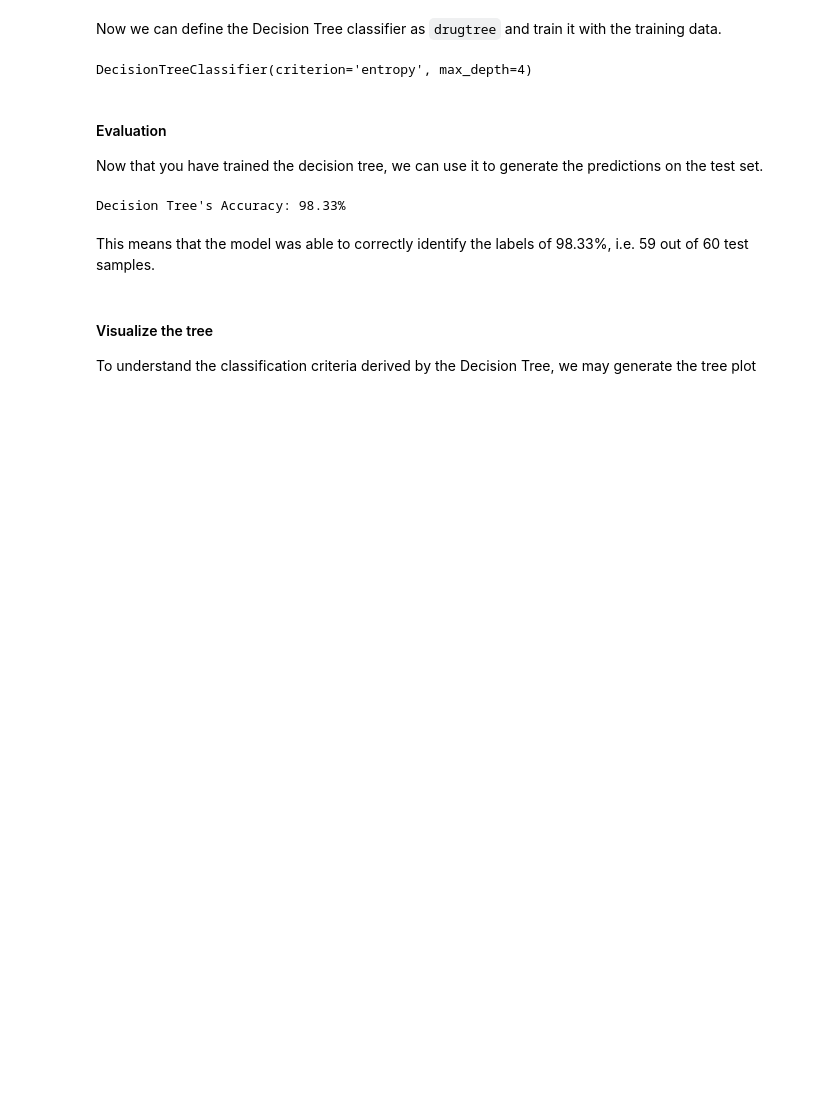
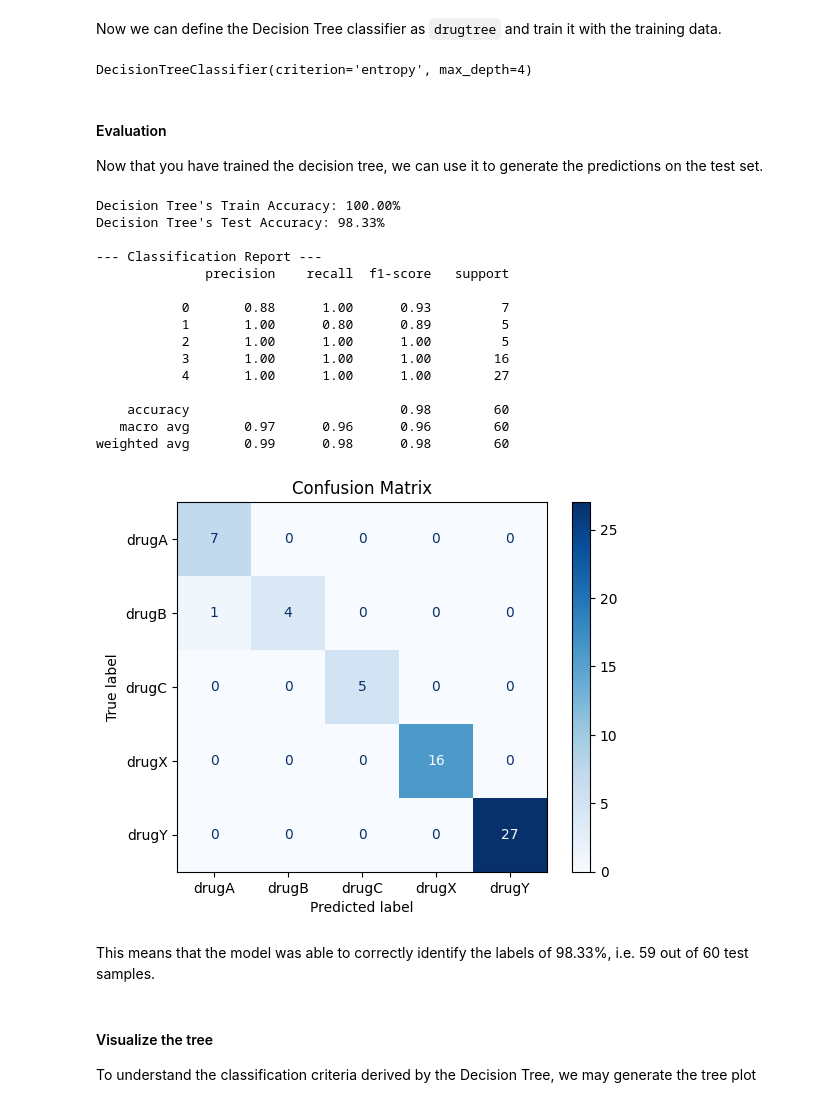
Before and after one commit to azharfachrezi/my-learning, a Jupyter notebook: Machine Learning/Supervised Learning/Decision_trees.ipynb, the cells around one changed output. Saved outputs shown, nothing was run; the diff lists cells and outputs as text; code cells hidden in the pictures; blank space fills up the shorter version.

Commit message:
Add detailed report

```diff
--- a/Machine Learning/Supervised Learning/Decision_trees.ipynb
+++ b/Machine Learning/Supervised Learning/Decision_trees.ipynb
@@ -136,15 +136,41 @@ DecisionTreeClassifier(criterion='entropy', max_depth=4)
 #### Evaluation
 Now that you have trained the decision tree, we can use it to generate the predictions on the test set.
 # %%
-from sklearn.metrics import accuracy_score
+from sklearn.metrics import accuracy_score, classification_report, ConfusionMatrixDisplay
 
 # Predict using the model
-y_pred = drugtree.predict(X_test)
+y_pred_train = drugtree.predict(X_train)
+y_pred_test = drugtree.predict(X_test)
 
 # Evaluate
-print(f"Decision Tree's Accuracy: {accuracy_score(y_test, y_pred):.2%}")
+print(f"Decision Tree's Train Accuracy: {accuracy_score(y_train, y_pred_train):.2%}")
+print(f"Decision Tree's Test Accuracy: {accuracy_score(y_test, y_pred_test):.2%}")
+
+# Detailed Report
+print("\n--- Classification Report ---")
+print(classification_report(y_test, y_pred_test))
+
+# Confusion Matrix
+ConfusionMatrixDisplay.from_predictions(y_test, y_pred_test, display_labels=lb_encoder.classes_, cmap='Blues')
+plt.title("Confusion Matrix")
+plt.show()
 # %% [output]
-Decision Tree's Accuracy: 98.33%
+Decision Tree's Train Accuracy: 100.00%
+Decision Tree's Test Accuracy: 98.33%
+
+--- Classification Report ---
+              precision    recall  f1-score   support
+
+           0       0.88      1.00      0.93         7
+           1       1.00      0.80      0.89         5
+           2       1.00      1.00      1.00         5
+           3       1.00      1.00      1.00        16
+           4       1.00      1.00      1.00        27
+
+    accuracy                           0.98        60
+   macro avg       0.97      0.96      0.96        60
+weighted avg       0.99      0.98      0.98        60
+[figure, added]
 # %% [markdown]
 This means that the model was able to correctly identify the labels of 98.33%, i.e. 59 out of 60 test samples.
 # %% [markdown]
```
Also changed, not shown: parts of 3 cells of this notebook.
